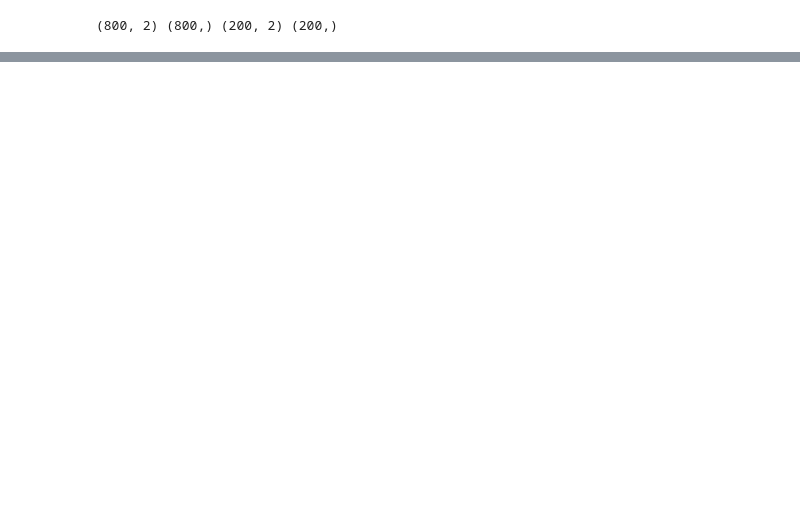
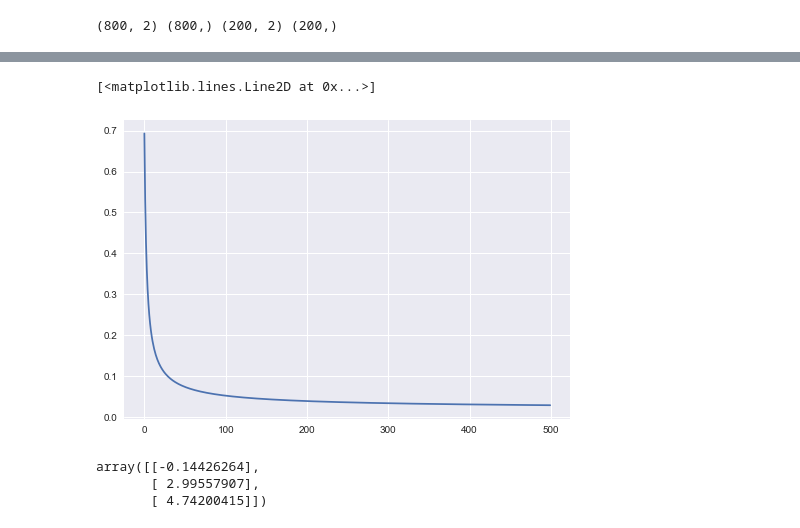
Before and after one commit to PritishWadhwa/ML-Practice, a Jupyter notebook: Python/LogisticRegression/logisticRegression.ipynb, the cells around one changed output, grey strips where cells are left out. Cells and saved outputs as stored; diff of their text form; code cells hidden in the pictures; blank space fills up the shorter version.

```diff
--- a/Python/LogisticRegression/logisticRegression.ipynb
+++ b/Python/LogisticRegression/logisticRegression.ipynb
@@ -61,0 +106,33 @@ print(X_train.shape, y_train.shape, X_test.shape, y_test.shape)
+# %%
+def gradient(X, y, theta):
+    hi = hypothesis(X, theta)
+    grad = -np.dot(X.T, (y-hi))
+    return grad/X.shape[0]
+# %%
+def gradientDescent(X, y, learning_rate=0.1, maxItr=500):
+    n = X.shape[1]
+    theta = np.zeros((n, 1))
+    errorList = []
+    for i in range(maxItr):
+        err = error(X, y, theta)
+        errorList.append(err)
+        grad = gradient(X, y, theta)
+        theta = theta - learning_rate*grad
+    return theta, errorList
+# %%
+ones = np.ones((X_train.shape[0], 1))
+X_train_final = np.hstack((ones, X_train))
+y_train = y_train.reshape((-1,1))
+# %%
+theta, errorList = gradientDescent(X_train_final, y_train, learning_rate=0.5)
+# %%
+plt.plot(errorList)
+# %% [output]
+[<matplotlib.lines.Line2D at 0x...>]
+[figure, added]
+# %%
+theta
+# %% [output]
+array([[-0.14426264],
+       [ 2.99557907],
+       [ 4.74200415]])
```
Also changed, not shown: parts of 33 cells of this notebook.
